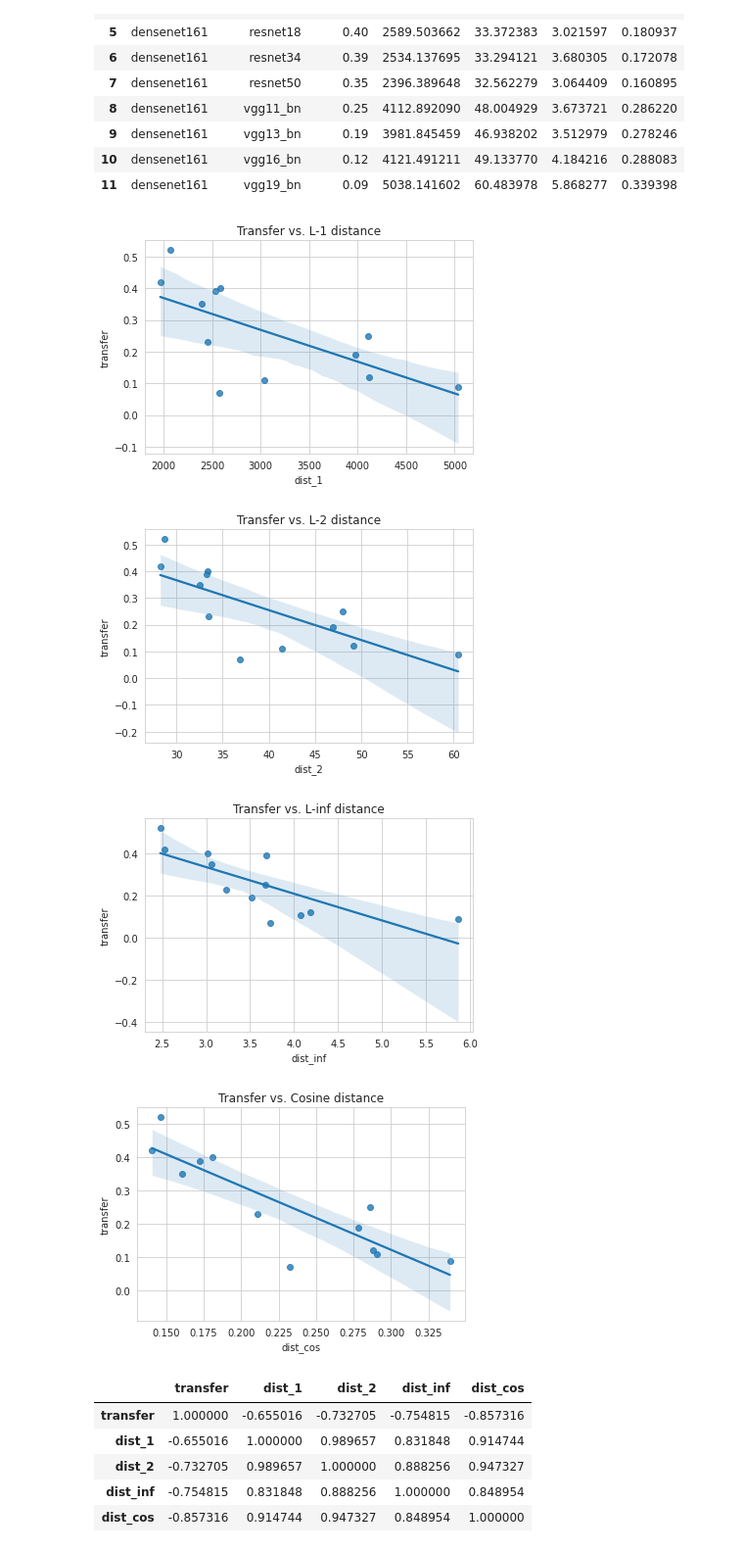
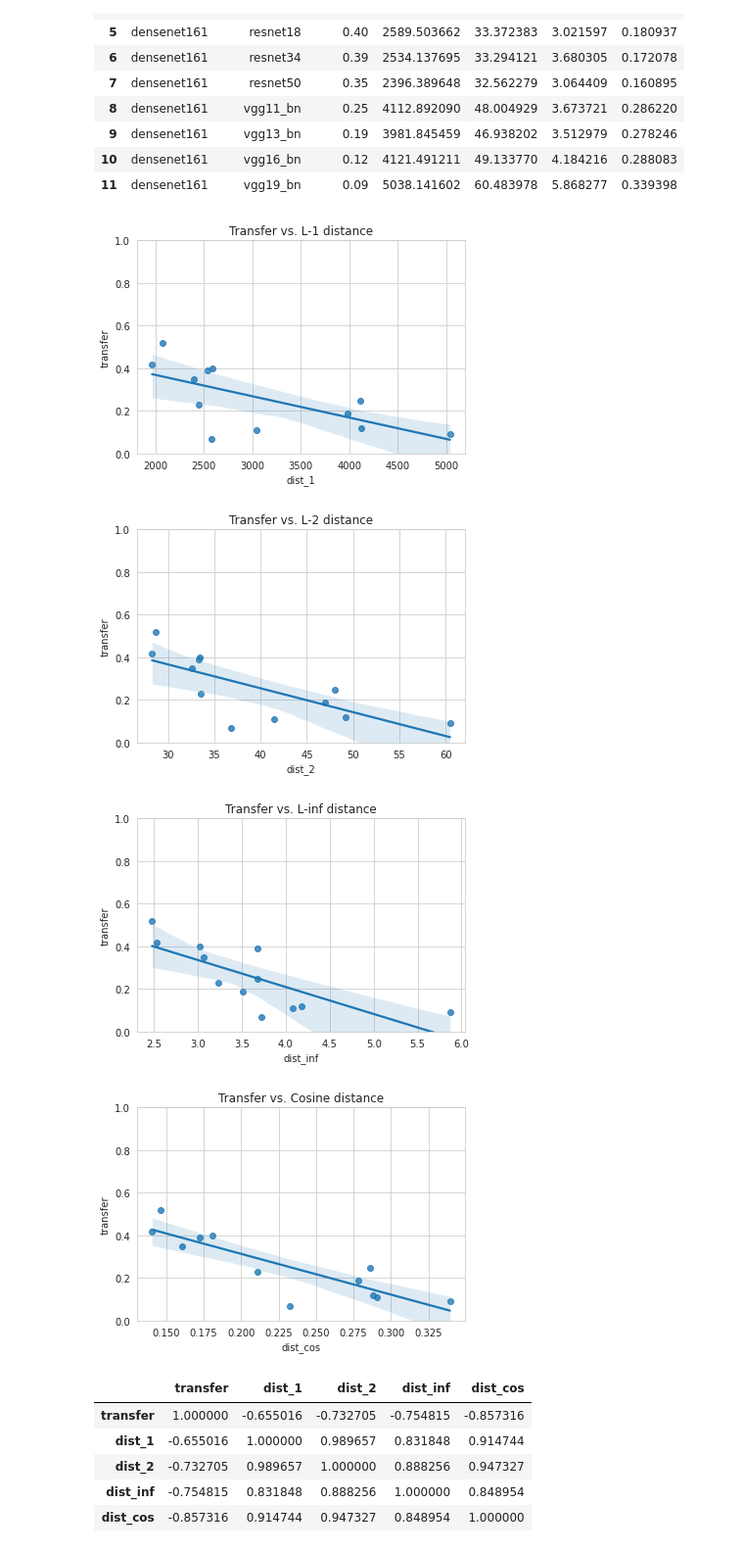
Before and after one commit to ClonedOne/bad_lemon, a Jupyter notebook: zest/notebooks/correlations_h3.ipynb, the cells around one changed output. Shown: that part at 98% size. Drawn from its saved outputs; the diff is of its cells as text; code cells hidden in the pictures.

```diff
--- a/zest/notebooks/correlations_h3.ipynb
+++ b/zest/notebooks/correlations_h3.ipynb
@@ -82,16 +82,17 @@ res_df
 # %%
 sns.set_style('whitegrid')
 
 for d in dist_type:
+    plt.ylim(0, 1)
     distance = 'dist_{}'.format(d)
-    s = sns.regplot(data=res_df, y='transfer', x=distance)
+    s = sns.regplot(data=res_df, y='transfer', x=distance, truncate=True)
     s.set(title='Transfer vs. {} distance'.format(human_dist[d]))
     plt.show()
 # %% [output]
-[figure, old version]
+[figure, new version]
-[figure, old version]
+[figure, new version]
-[figure, old version]
+[figure, new version]
-[figure, old version]
+[figure, new version]
 # %%
 res_df.corr(method='pearson')
 # %% [output]
```
Also changed, not shown: parts of 10 cells of this notebook, 2 other files.
